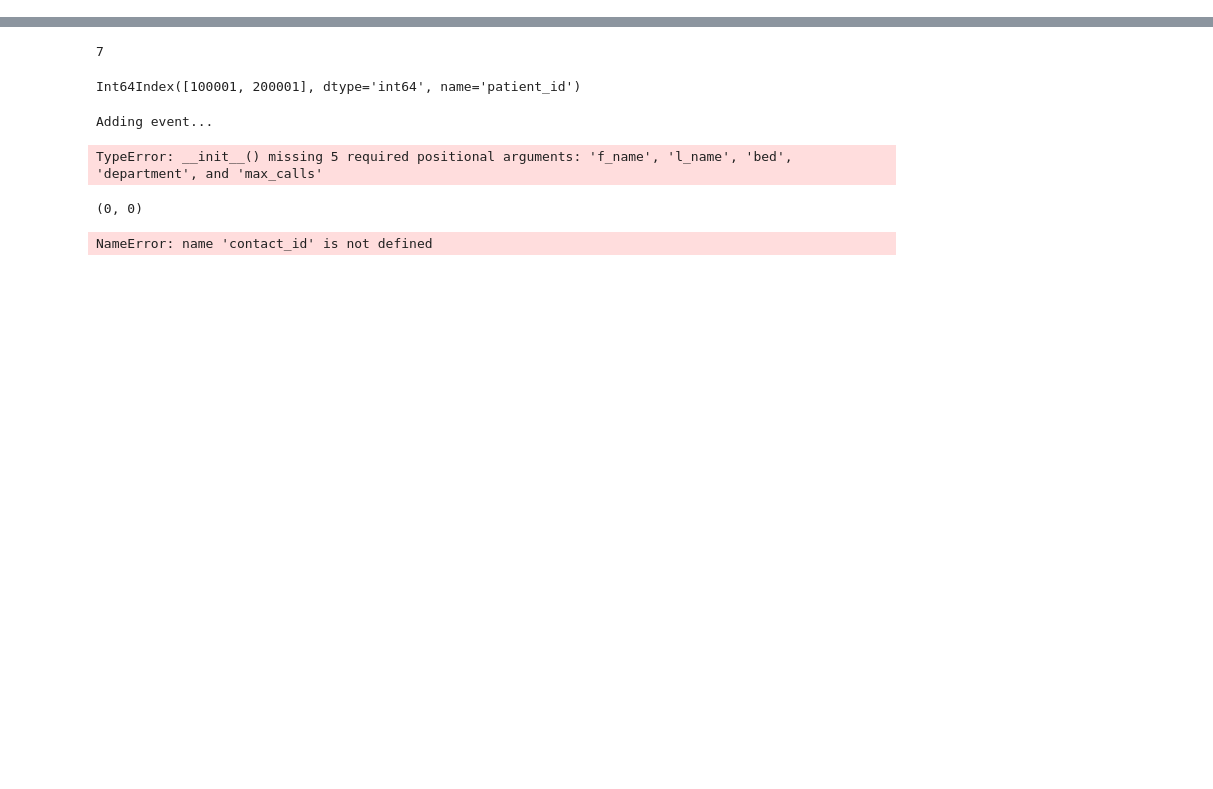
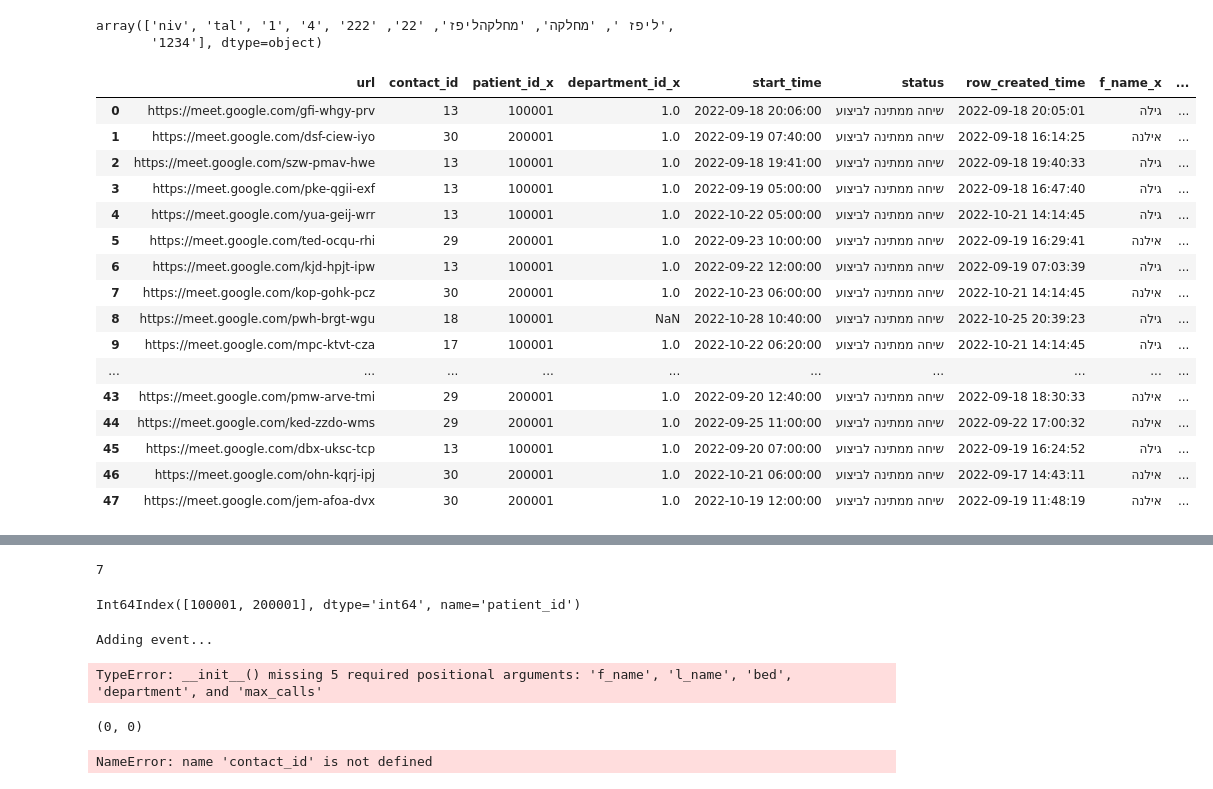
Before and after one commit to nivbadli1/temi_v3, a Jupyter notebook: apps/core/add_rows_to_db.ipynb, the cells around one changed output, grey strips where cells are left out. Drawn from its saved outputs; the diff is of its cells as text; code cells hidden in the pictures; blank space fills up the shorter version.

```diff
--- a/apps/core/add_rows_to_db.ipynb
+++ b/apps/core/add_rows_to_db.ipynb
@@ -19,0 +43,29 @@ session = Session(engine)
+# %%
+import pandas as pd
+departments_df = U.get_df(Users,session)
+pd.unique(departments_df["username"])
+# %% [output]
+array(['niv', 'tal', '1', '4', 'ליפז ', 'מחלקה', 'מחלקהליפז', '22', '222',
+       '1234'], dtype=object)
+# %%
+df = events
+df = df[df["department_id_y"] == 1]
+df
+# %% [output]
+|  | url | contact_id | patient_id_x | department_id_x | start_time | status | row_created_time | f_name_x | ... |
+| 0 | https://meet.google.com/gfi-whgy-prv | 13 | 100001 | 1.0 | 2022-09-18 20:06:00 | שיחה ממתינה לביצוע | 2022-09-18 20:05:01 | גילה | ... |
+| 1 | https://meet.google.com/dsf-ciew-iyo | 30 | 200001 | 1.0 | 2022-09-19 07:40:00 | שיחה ממתינה לביצוע | 2022-09-18 16:14:25 | אילנה | ... |
+| 2 | https://meet.google.com/szw-pmav-hwe | 13 | 100001 | 1.0 | 2022-09-18 19:41:00 | שיחה ממתינה לביצוע | 2022-09-18 19:40:33 | גילה | ... |
+| 3 | https://meet.google.com/pke-qgii-exf | 13 | 100001 | 1.0 | 2022-09-19 05:00:00 | שיחה ממתינה לביצוע | 2022-09-18 16:47:40 | גילה | ... |
+| 4 | https://meet.google.com/yua-geij-wrr | 13 | 100001 | 1.0 | 2022-10-22 05:00:00 | שיחה ממתינה לביצוע | 2022-10-21 14:14:45 | גילה | ... |
+| 5 | https://meet.google.com/ted-ocqu-rhi | 29 | 200001 | 1.0 | 2022-09-23 10:00:00 | שיחה ממתינה לביצוע | 2022-09-19 16:29:41 | אילנה | ... |
+| 6 | https://meet.google.com/kjd-hpjt-ipw | 13 | 100001 | 1.0 | 2022-09-22 12:00:00 | שיחה ממתינה לביצוע | 2022-09-19 07:03:39 | גילה | ... |
+| 7 | https://meet.google.com/kop-gohk-pcz | 30 | 200001 | 1.0 | 2022-10-23 06:00:00 | שיחה ממתינה לביצוע | 2022-10-21 14:14:45 | אילנה | ... |
+| 8 | https://meet.google.com/pwh-brgt-wgu | 18 | 100001 | NaN | 2022-10-28 10:40:00 | שיחה ממתינה לביצוע | 2022-10-25 20:39:23 | גילה | ... |
+| 9 | https://meet.google.com/mpc-ktvt-cza | 17 | 100001 | 1.0 | 2022-10-22 06:20:00 | שיחה ממתינה לביצוע | 2022-10-21 14:14:45 | גילה | ... |
+| ... | ... | ... | ... | ... | ... | ... | ... | ... | ... |
+| 43 | https://meet.google.com/pmw-arve-tmi | 29 | 200001 | 1.0 | 2022-09-20 12:40:00 | שיחה ממתינה לביצוע | 2022-09-18 18:30:33 | אילנה | ... |
+| 44 | https://meet.google.com/ked-zzdo-wms | 29 | 200001 | 1.0 | 2022-09-25 11:00:00 | שיחה ממתינה לביצוע | 2022-09-22 17:00:32 | אילנה | ... |
+| 45 | https://meet.google.com/dbx-uksc-tcp | 13 | 100001 | 1.0 | 2022-09-20 07:00:00 | שיחה ממתינה לביצוע | 2022-09-19 16:24:52 | גילה | ... |
+| 46 | https://meet.google.com/ohn-kqrj-ipj | 30 | 200001 | 1.0 | 2022-10-21 06:00:00 | שיחה ממתינה לביצוע | 2022-09-17 14:43:11 | אילנה | ... |
+| 47 | https://meet.google.com/jem-afoa-dvx | 30 | 200001 | 1.0 | 2022-10-19 12:00:00 | שיחה ממתינה לביצוע | 2022-09-19 11:48:19 | אילנה | ... |
```
Also changed, not shown: parts of 20 cells of this notebook, 20 other files.
